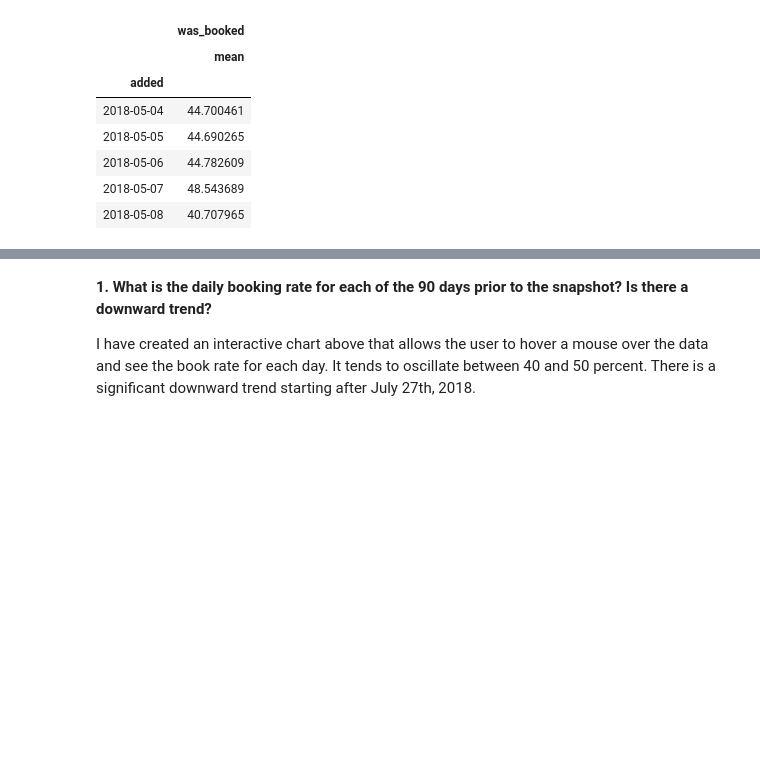
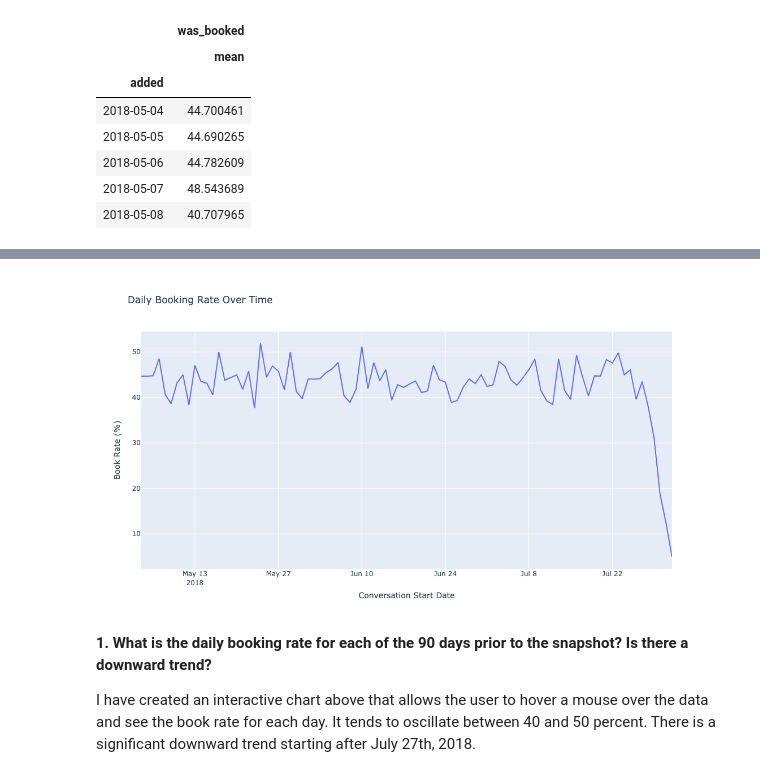
Before and after one commit to Booleans/rover-analytics-assessment, a Jupyter notebook: analysis.ipynb, the cells around one changed output, grey strips where cells are left out. Cells and saved outputs as stored; diff of their text form; code cells hidden in the pictures; blank space fills up the shorter version.

```diff
--- a/analysis.ipynb
+++ b/analysis.ipynb
@@ -358,7 +365,7 @@ The snapshot of this database was taken on 2018-08-02 at midnight and only conta
 
 2. Can you narrate a reason why this trend exists? Is there a reason to be concerned?
 # %%
-df_temp = df_conversations[['added', 'booked_at']]
+df_temp = df_conversations.loc[:, ['added', 'booked_at']]
 df_temp.head()
 # %% [output]
 |  | added | booked_at |
@@ -410,0 +413,4 @@ AttributeError: 'DataFrame' object has no attribute 'iplot'
+# %%
+df_book_rate = book_rate['was_booked'].reset_index()
+df_book_rate.rename(columns={'added':'date', 'mean':'rate'}, inplace=True)
+df_book_rate.head()
@@ -411,3 +424,11 @@ AttributeError: 'DataFrame' object has no attribute 'iplot'
+# %%
+fig = px.line(df_book_rate, x='date', y='rate', title='Daily Booking Rate')
+fig.update_layout(title='Daily Booking Rate Over Time',
+                   xaxis_title='Conversation Start Date',
+                   yaxis_title='Book Rate (%)')
+fig.show()
+# %% [output]
+[figure, added]
 # %% [markdown]
 **1. What is the daily booking rate for each of the 90 days prior to the snapshot? Is there a downward trend?**
 
```
Also changed, not shown: parts of 42 cells of this notebook.
